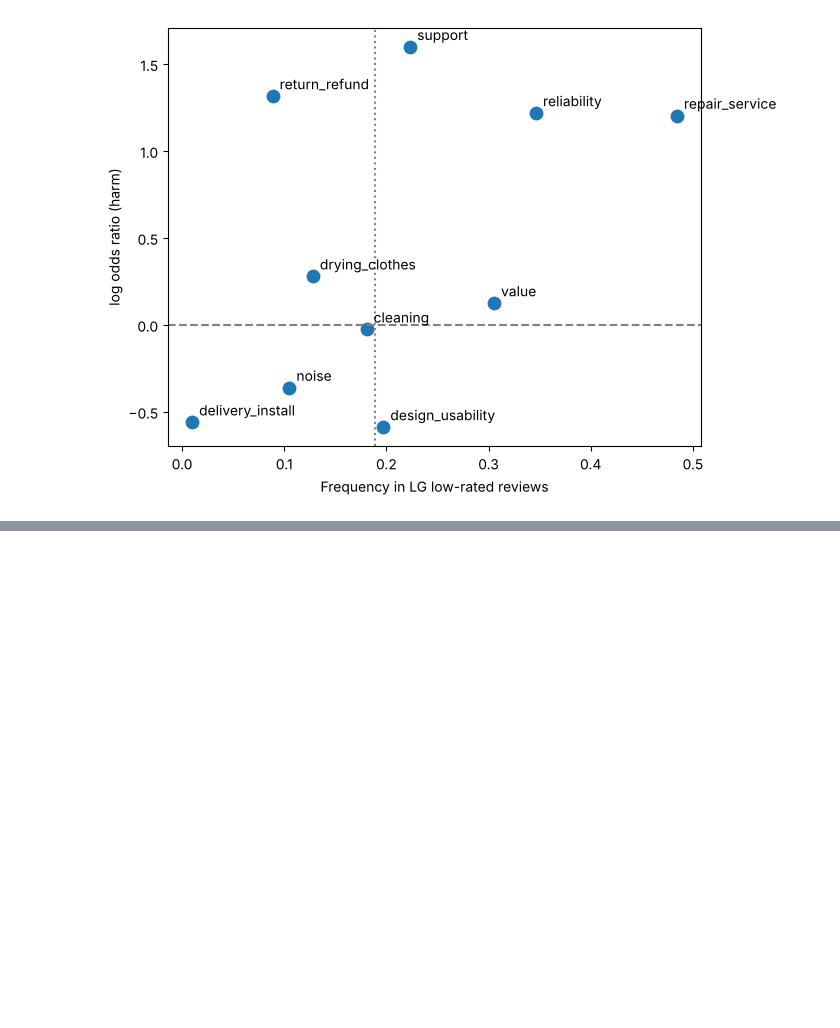
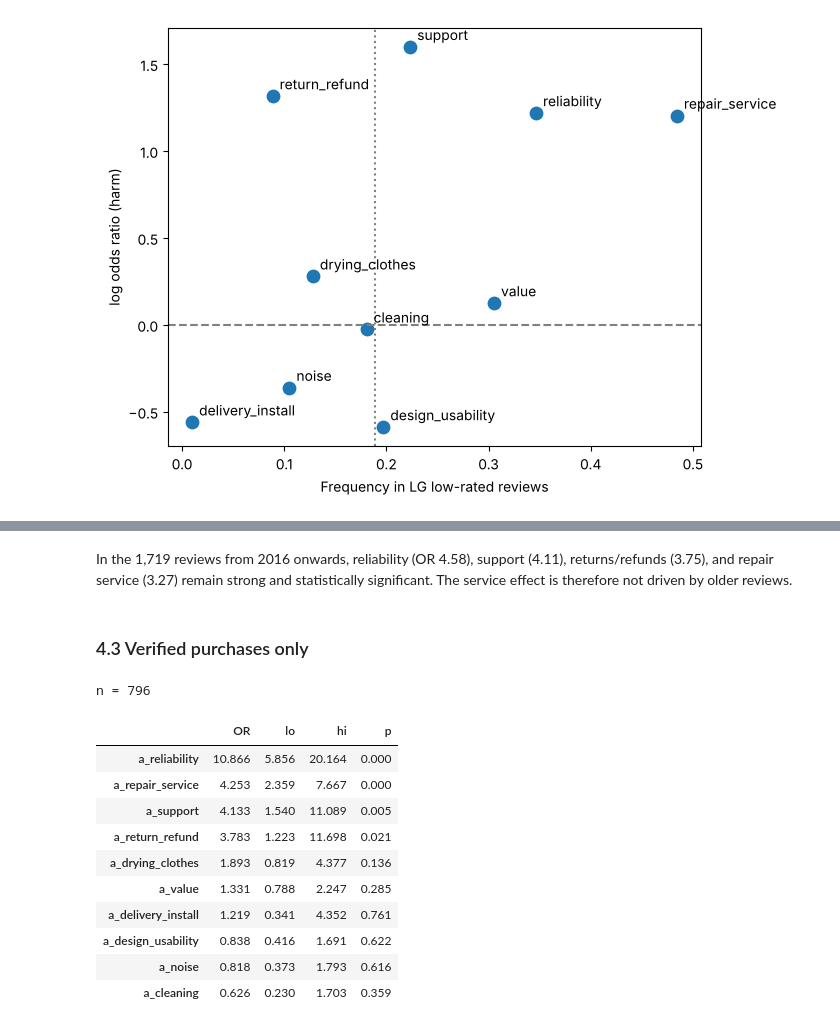
Before and after one commit to mfmatozza/marketing-project, a Jupyter notebook: 03_model_priorities.ipynb, the cells around one changed output, grey strips where cells are left out. Saved outputs shown, nothing was run; the diff lists cells and outputs as text; code cells hidden in the pictures; blank space fills up the shorter version.

```diff
--- a/03_model_priorities.ipynb
+++ b/03_model_priorities.ipynb
@@ -115,0 +179,24 @@ pri.sort_values("logOR", ascending=False)
+# %% [markdown]
+In the 1,719 reviews from 2016 onwards, reliability (OR 4.58), support (4.11), returns/refunds (3.75), and repair service (3.27) remain strong and statistically significant. The service effect is therefore not driven by older reviews.
+# %% [markdown]
+### 4.3 Verified purchases only
+# %%
+verified_only = m[m.verified == 1].copy()
+# Year is entered as a linear trend because sparse early-year cells cause separation with year fixed effects.
+f_verified = "low ~ " + " + ".join(A) + " + C(brand, Treatment('LG')) + year"
+verified_fit = smf.logit(f_verified, data=verified_only).fit(disp=0)
+print(f"n = {len(verified_only):,}")
+odds_table(verified_fit).sort_values("OR", ascending=False)
+# %% [output]
+n = 796
+|  | OR | lo | hi | p |
+| a_reliability | 10.866 | 5.856 | 20.164 | 0.000 |
+| a_repair_service | 4.253 | 2.359 | 7.667 | 0.000 |
+| a_support | 4.133 | 1.540 | 11.089 | 0.005 |
+| a_return_refund | 3.783 | 1.223 | 11.698 | 0.021 |
+| a_drying_clothes | 1.893 | 0.819 | 4.377 | 0.136 |
+| a_value | 1.331 | 0.788 | 2.247 | 0.285 |
+| a_delivery_install | 1.219 | 0.341 | 4.352 | 0.761 |
+| a_design_usability | 0.838 | 0.416 | 1.691 | 0.622 |
+| a_noise | 0.818 | 0.373 | 1.793 | 0.616 |
+| a_cleaning | 0.626 | 0.230 | 1.703 | 0.359 |
```
Also changed, not shown: parts of 17 cells of this notebook, 2 other files.
